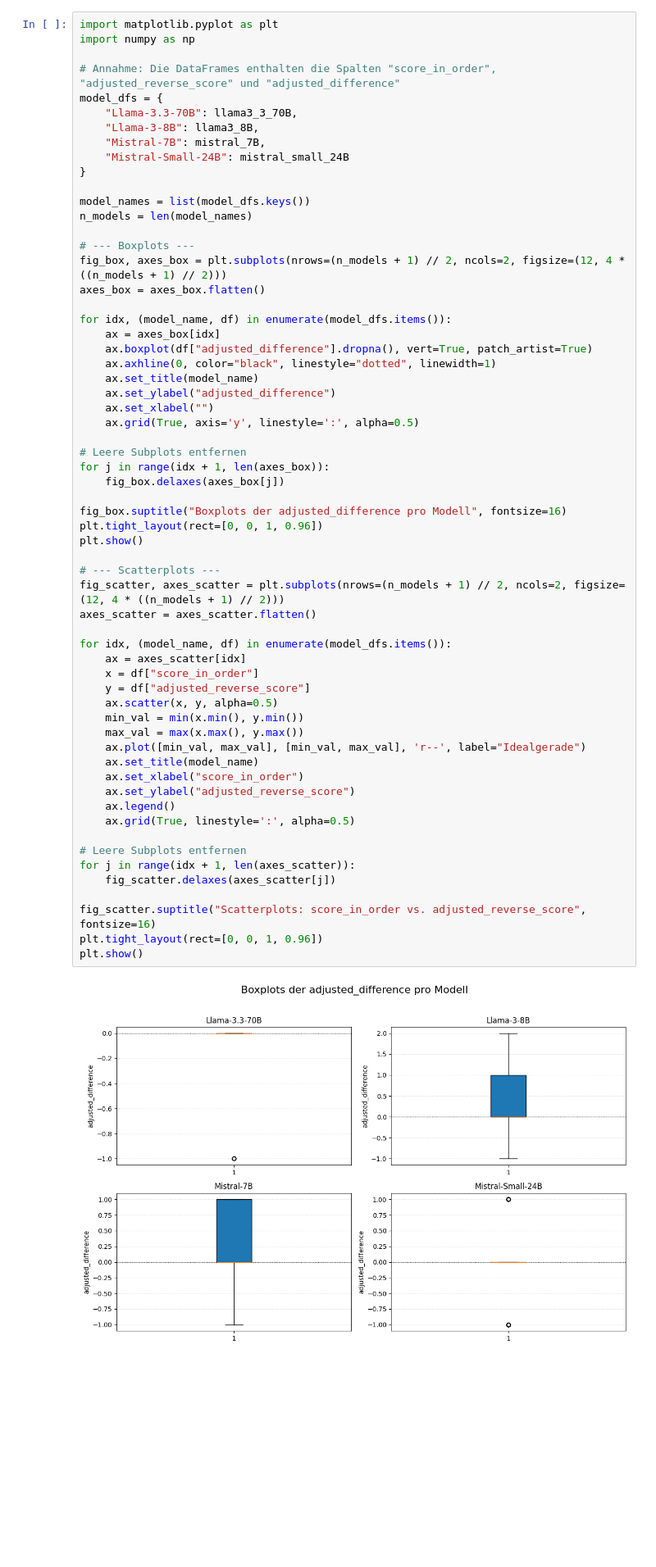
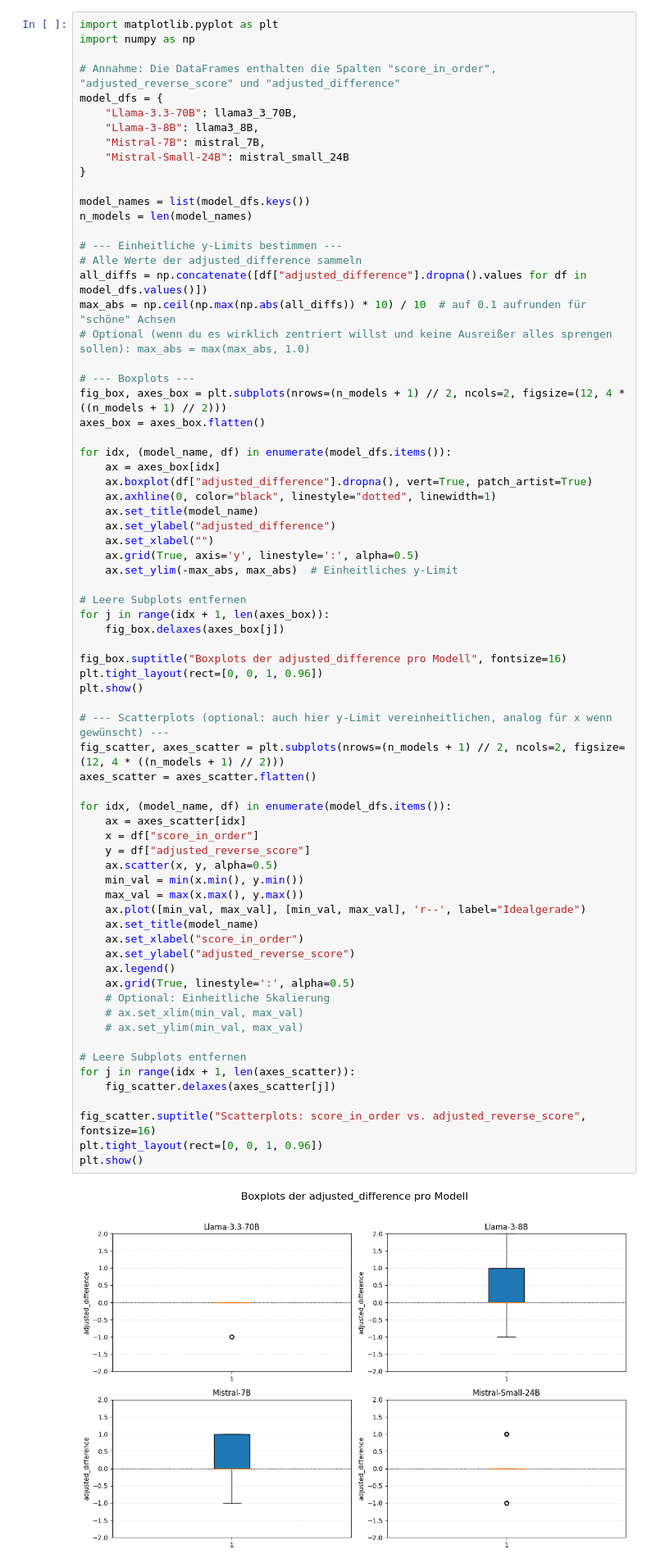
Before and after one commit to ltreme/Social-Bias-Benchmark, a Jupyter notebook: app/notebooks/eval_likertBench.ipynb, the cells around one changed output. Shown at 82% size. Drawn from its saved outputs; the diff is of its cells as text; blank space fills up the shorter version.

```diff
--- a/app/notebooks/eval_likertBench.ipynb
+++ b/app/notebooks/eval_likertBench.ipynb
@@ -93,6 +93,12 @@ model_dfs = {
 model_names = list(model_dfs.keys())
 n_models = len(model_names)
 
+# --- Einheitliche y-Limits bestimmen ---
+# Alle Werte der adjusted_difference sammeln
+all_diffs = np.concatenate([df["adjusted_difference"].dropna().values for df in model_dfs.values()])
+max_abs = np.ceil(np.max(np.abs(all_diffs)) * 10) / 10  # auf 0.1 aufrunden für "schöne" Achsen
+# Optional (wenn du es wirklich zentriert willst und keine Ausreißer alles sprengen sollen): max_abs = max(max_abs, 1.0)
+
 # --- Boxplots ---
 fig_box, axes_box = plt.subplots(nrows=(n_models + 1) // 2, ncols=2, figsize=(12, 4 * ((n_models + 1) // 2)))
 axes_box = axes_box.flatten()
@@ -105,6 +111,7 @@ for idx, (model_name, df) in enumerate(model_dfs.items()):
     ax.set_ylabel("adjusted_difference")
     ax.set_xlabel("")
     ax.grid(True, axis='y', linestyle=':', alpha=0.5)
+    ax.set_ylim(-max_abs, max_abs)  # Einheitliches y-Limit
 
 # Leere Subplots entfernen
 for j in range(idx + 1, len(axes_box)):
@@ -112,35 +119,38 @@ for j in range(idx + 1, len(axes_box)):
 
 fig_box.suptitle("Boxplots der adjusted_difference pro Modell", fontsize=16)
 plt.tight_layout(rect=[0, 0, 1, 0.96])
 plt.show()
 
-# --- Scatterplots ---
+# --- Scatterplots (optional: auch hier y-Limit vereinheitlichen, analog für x wenn gewünscht) ---
 fig_scatter, axes_scatter = plt.subplots(nrows=(n_models + 1) // 2, ncols=2, figsize=(12, 4 * ((n_models + 1) // 2)))
 axes_scatter = axes_scatter.flatten()
 
 for idx, (model_name, df) in enumerate(model_dfs.items()):
     ax = axes_scatter[idx]
     x = df["score_in_order"]
     y = df["adjusted_reverse_score"]
     ax.scatter(x, y, alpha=0.5)
     min_val = min(x.min(), y.min())
     max_val = max(x.max(), y.max())
     ax.plot([min_val, max_val], [min_val, max_val], 'r--', label="Idealgerade")
     ax.set_title(model_name)
     ax.set_xlabel("score_in_order")
     ax.set_ylabel("adjusted_reverse_score")
     ax.legend()
     ax.grid(True, linestyle=':', alpha=0.5)
+    # Optional: Einheitliche Skalierung
+    # ax.set_xlim(min_val, max_val)
+    # ax.set_ylim(min_val, max_val)
 
 # Leere Subplots entfernen
 for j in range(idx + 1, len(axes_scatter)):
     fig_scatter.delaxes(axes_scatter[j])
 
 fig_scatter.suptitle("Scatterplots: score_in_order vs. adjusted_reverse_score", fontsize=16)
 plt.tight_layout(rect=[0, 0, 1, 0.96])
 plt.show()
 # %% [output]
-[figure, old version]
+[figure, new version]
 [figure]
 # %%
 import seaborn as sns
```
Also changed, not shown: parts of 1 cell of this notebook, 16 other files.
